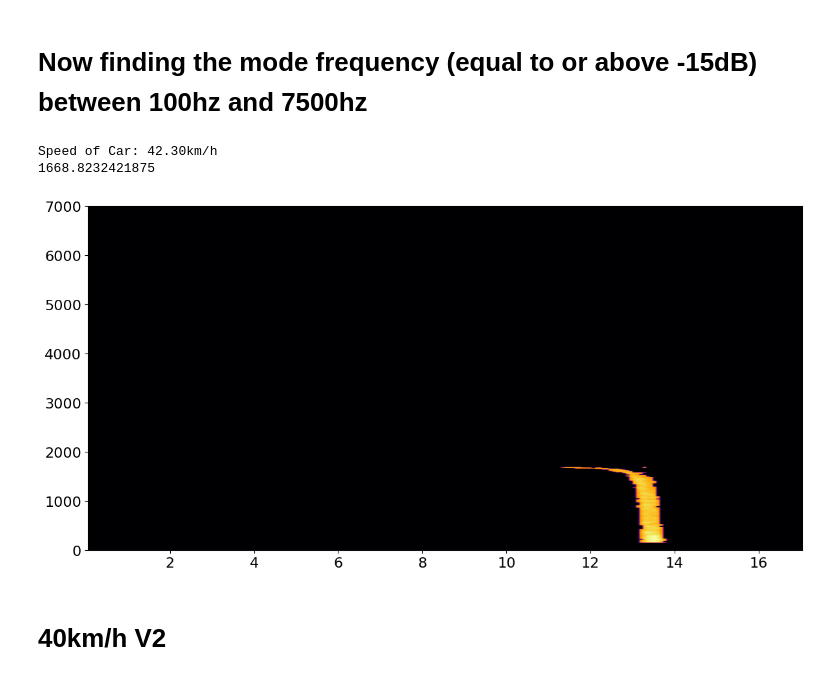
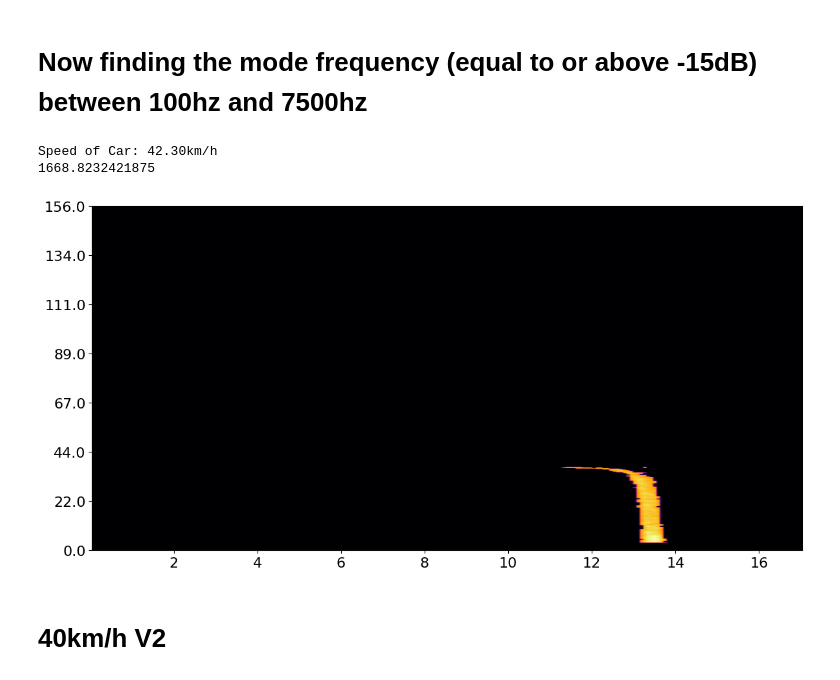
Before and after one commit to MishayNaidoo/Traffic-Monitoring-Using-Doppler-Radar, a Jupyter notebook: 4022_Work/Extras/SamplingWithSoundBlaster/FirthRoad/Plots.ipynb, the cells around one changed output. Saved outputs shown, nothing was run; the diff lists cells and outputs as text; code cells hidden in the pictures.

```diff
--- a/4022_Work/Extras/SamplingWithSoundBlaster/FirthRoad/Plots.ipynb
+++ b/4022_Work/Extras/SamplingWithSoundBlaster/FirthRoad/Plots.ipynb
@@ -212,35 +212,36 @@ power_above_threshold = power_above_threshold.astype(int)
 
 # Calculate the sum of power above threshold for each frequency
 power_sum = np.sum(power_above_threshold, axis=1)
 
 # Find the frequency with the highest power sum
 mode_frequency_index = np.argmax(power_sum)
 
 # Get the frequency value corresponding to the mode index
 mode_frequency = frequencies[mode_frequency_index]
 
 # Plot the thresholded spectrogram
 plt.figure(figsize=(12, 6))
 plt.ylim(0,7000)
 plt.imshow(Sxx_thresholded, aspect='auto', cmap='inferno', origin='lower',
            extent=[times.min(), times.max(), frequencies.min(), frequencies.max()])
 #plt.colorbar(label='dB')
 #plt.title('Thresholded Spectrogram')
 #plt.xlabel('Time (s)')
 #plt.ylabel('Frequency (Hz)')
 
 # Print the mode frequency
 print(f'Speed of Car: {mode_frequency/44.68/np.cos(20*np.pi/180)/np.cos(20*np.pi/180):.2f}km/h')
 print(mode_frequency)
 plt.xticks(fontsize=16)  # Set x-axis tick label fontsize
-plt.yticks(fontsize=16)  # Set y-axis tick label fontsize
+y_ticks = np.arange(0, 7001, 1000)
+plt.yticks(y_ticks, labels=y_ticks // (44.68*np.cos(20*np.pi//180)*np.cos(20*np.pi//180)), fontsize=16)
 plt.savefig('ControlledTestSpectrogram.pdf', format = 'pdf', bbox_inches='tight')
 plt.tight_layout()
 plt.show()
 # %% [output]
 Speed of Car: 42.30km/h
 1668.8232421875
-[figure, old version]
+[figure, new version]
 # %% [markdown]
 # 40km/h V2
 # %%
```
Also changed, not shown: 7 other files.
